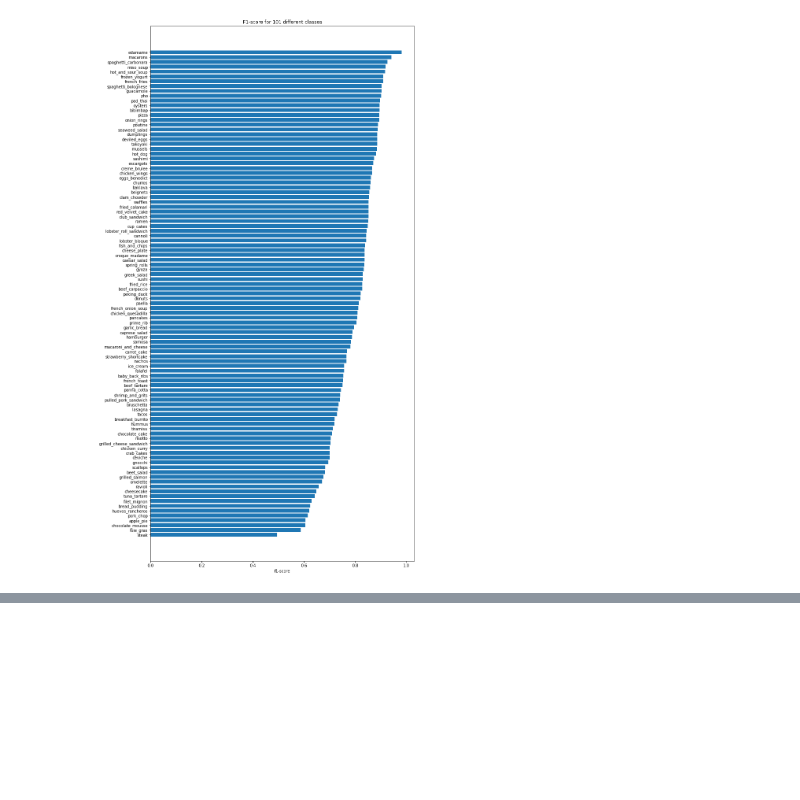
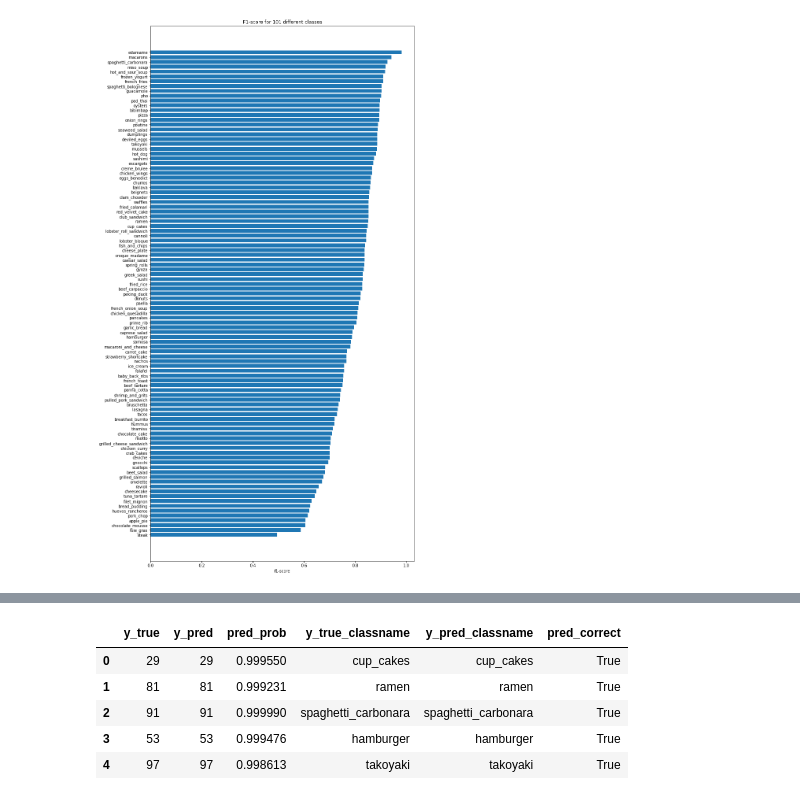
Before and after one commit to SaketMunda/wikifoodia, a Jupyter notebook: food_vision101_with_tensorflow.ipynb, the cells around one changed output, grey strips where cells are left out. Cells and saved outputs as stored; diff of their text form; code cells hidden in the pictures; blank space fills up the shorter version.

Commit message:
Find the wrong predictions, not plotted the image just the class_names

```diff
--- a/food_vision101_with_tensorflow.ipynb
+++ b/food_vision101_with_tensorflow.ipynb
@@ -916,0 +1018,9 @@ ax.invert_yaxis();
+# %%
+import pandas as pd
+pred_df = pd.DataFrame({"y_true":y_labels,
+                        "y_pred":pred_classes,
+                        "pred_prob": pred_probs.max(axis=1),
+                        "y_true_classname":[class_names[i] for i in y_labels],
+                        "y_pred_classname":[class_names[i] for i in pred_classes]})
+
+pred_df.head()
@@ -916,0 +1034,11 @@ ax.invert_yaxis();
+# %%
+# 3. Find all the wrong prediction using the dataframe
+pred_df['pred_correct'] = pred_df['y_true']==pred_df['y_pred']
+pred_df.head()
+# %% [output]
+|  | y_true | y_pred | pred_prob | y_true_classname | y_pred_classname | pred_correct |
+| 0 | 29 | 29 | 0.999550 | cup_cakes | cup_cakes | True |
+| 1 | 81 | 81 | 0.999231 | ramen | ramen | True |
+| 2 | 91 | 91 | 0.999990 | spaghetti_carbonara | spaghetti_carbonara | True |
+| 3 | 53 | 53 | 0.999476 | hamburger | hamburger | True |
+| 4 | 97 | 97 | 0.998613 | takoyaki | takoyaki | True |
```
Also changed, not shown: parts of 13 cells of this notebook.
